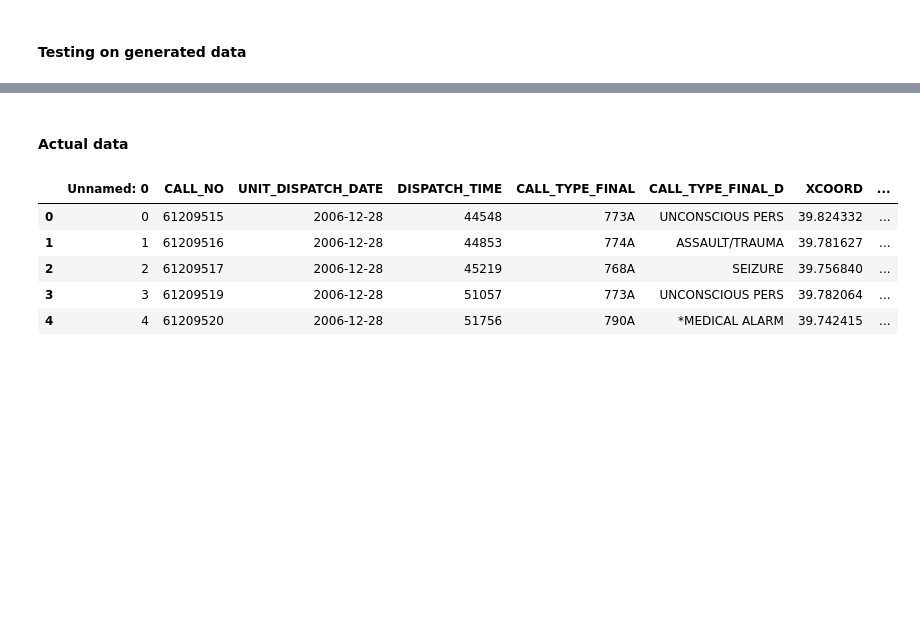
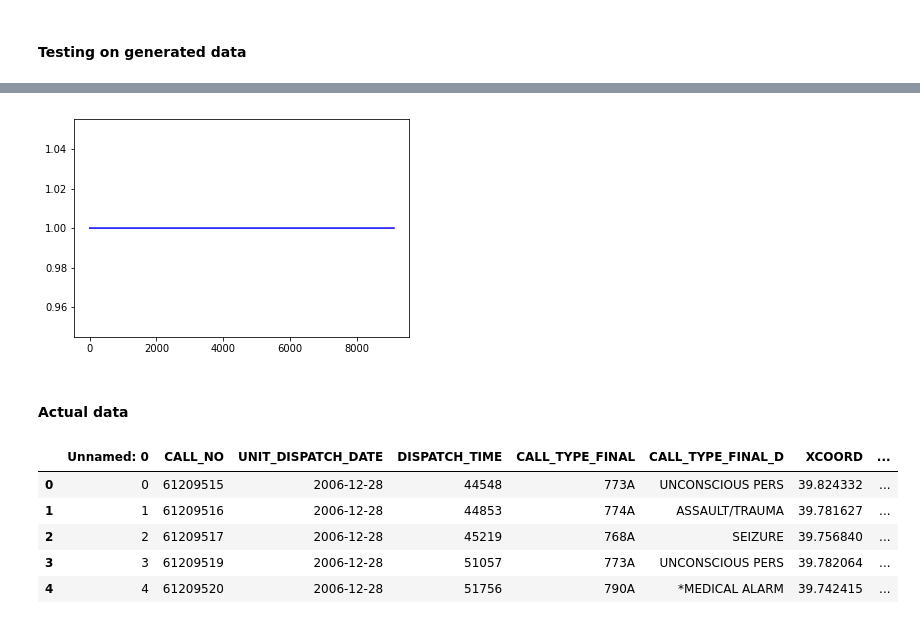
Before and after one commit to rjhosler/IUPUI-REU, a Jupyter notebook: Point Process.ipynb, the cells around one changed output, grey strips where cells are left out. Saved outputs shown, nothing was run; the diff lists cells and outputs as text; code cells hidden in the pictures; blank space fills up the shorter version.

```diff
--- a/Point Process.ipynb
+++ b/Point Process.ipynb
@@ -139,13 +140,14 @@ plt.plot(mu_track)
 # %%
 t_est = np.zeros(events-1)
+t = len(theta)
 for i in range(0, events-1):
-    t_est[i] = t1[i] + t2[i] + t3[i]
+    t_est[i] = sum(theta_track[i])
 
-plt.plot(t_est, 'b.')
-#plt.plot(t1, 'r.')
-#plt.plot(t2, 'g.')
-#plt.plot(t3, 'm.')
+
+plt.plot(t_est, 'b')
 plt.show()
+# %% [output]
+[figure, added]
 # %% [markdown]
 #### Actual data
 # %%
```
Also changed, not shown: parts of 8 cells of this notebook.
